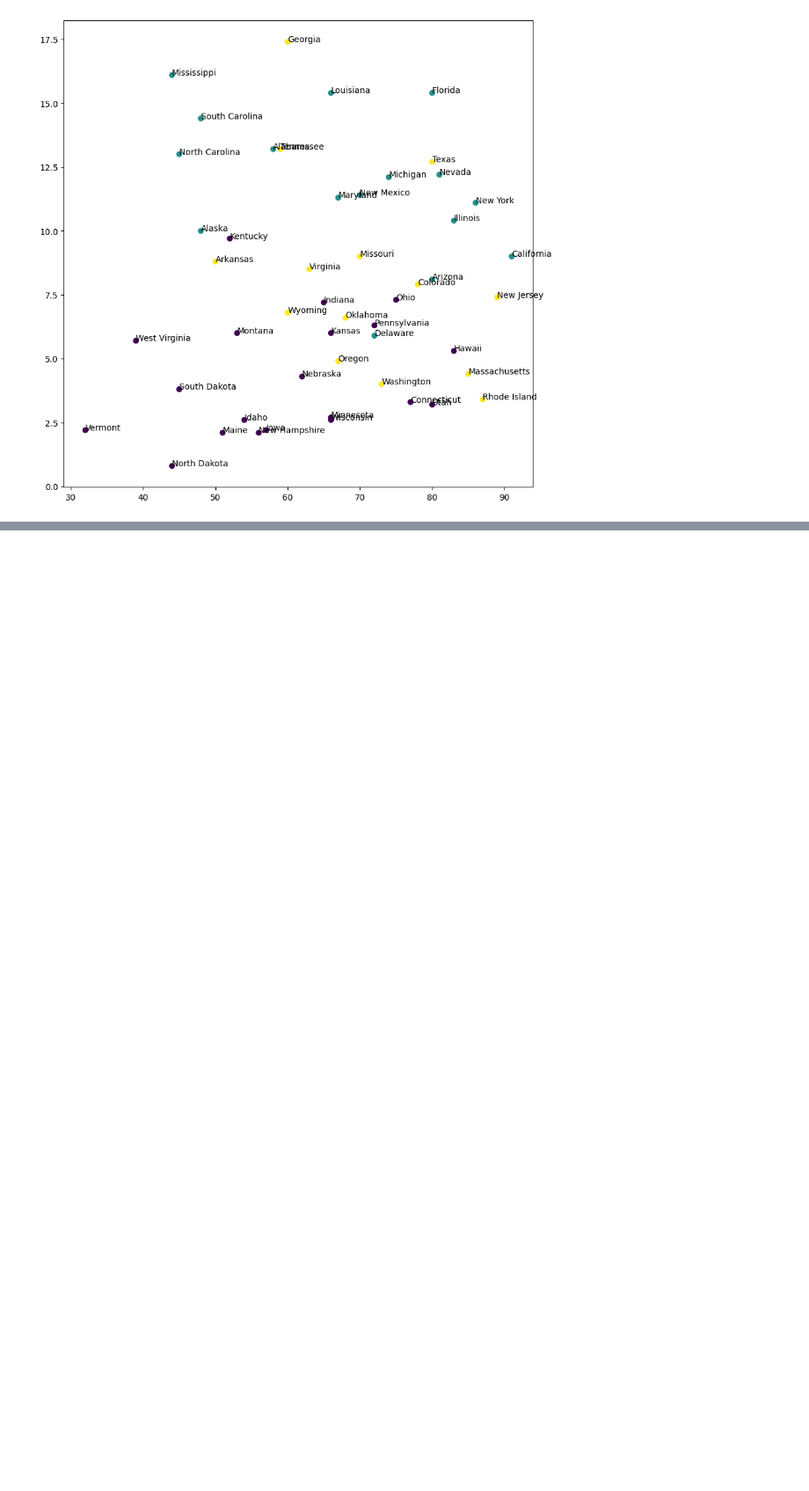
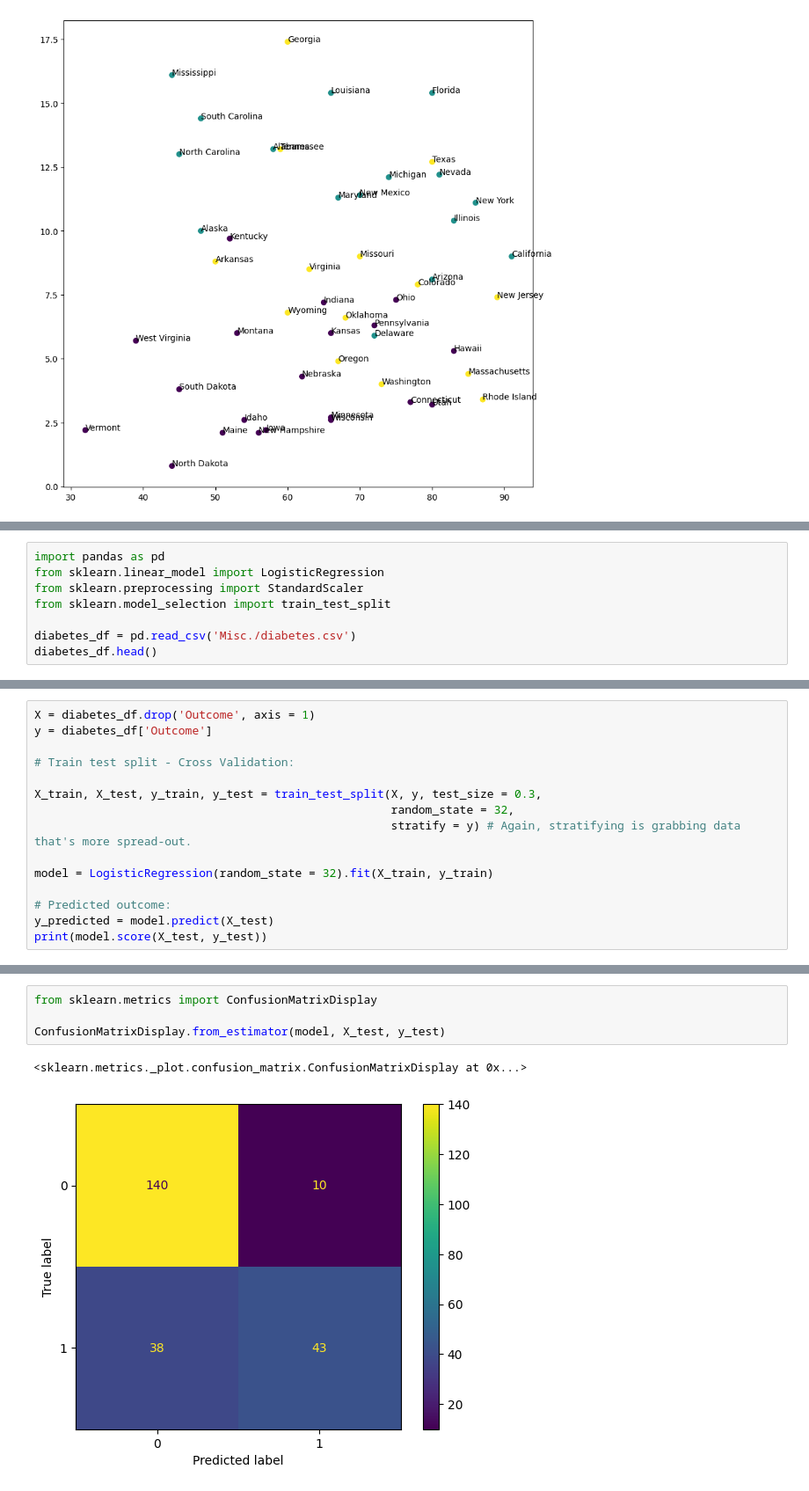
Before and after one commit to Co2Lo/Connor_CSCI_1070, a Jupyter notebook: Class_Notes.ipynb, the cells around one changed output, grey strips where cells are left out. Shown at 88% size. Drawn from its saved outputs; the diff is of its cells as text; blank space fills up the shorter version.

```diff
--- a/Class_Notes.ipynb
+++ b/Class_Notes.ipynb
@@ -1048,0 +1051,8 @@ for i, txt in enumerate(y):
+# %%
+import pandas as pd
+from sklearn.linear_model import LogisticRegression
+from sklearn.preprocessing import StandardScaler
+from sklearn.model_selection import train_test_split
+
+diabetes_df = pd.read_csv('Misc./diabetes.csv')
+diabetes_df.head()
@@ -1048,0 +1066,15 @@ for i, txt in enumerate(y):
+# %%
+X = diabetes_df.drop('Outcome', axis = 1)
+y = diabetes_df['Outcome']
+
+# Train test split - Cross Validation:
+
+X_train, X_test, y_train, y_test = train_test_split(X, y, test_size = 0.3,
+                                                    random_state = 32,
+                                                    stratify = y) # Again, stratifying is grabbing data that's more spread-out.
+
+model = LogisticRegression(random_state = 32).fit(X_train, y_train)
+
+# Predicted outcome:
+y_predicted = model.predict(X_test)
+print(model.score(X_test, y_test))
@@ -1048,0 +1090,7 @@ for i, txt in enumerate(y):
+# %%
+from sklearn.metrics import ConfusionMatrixDisplay
+
+ConfusionMatrixDisplay.from_estimator(model, X_test, y_test)
+# %% [output]
+<sklearn.metrics._plot.confusion_matrix.ConfusionMatrixDisplay at 0x...>
+[figure, added]
```
Also changed, not shown: parts of 8 cells of this notebook, 1 other file.
